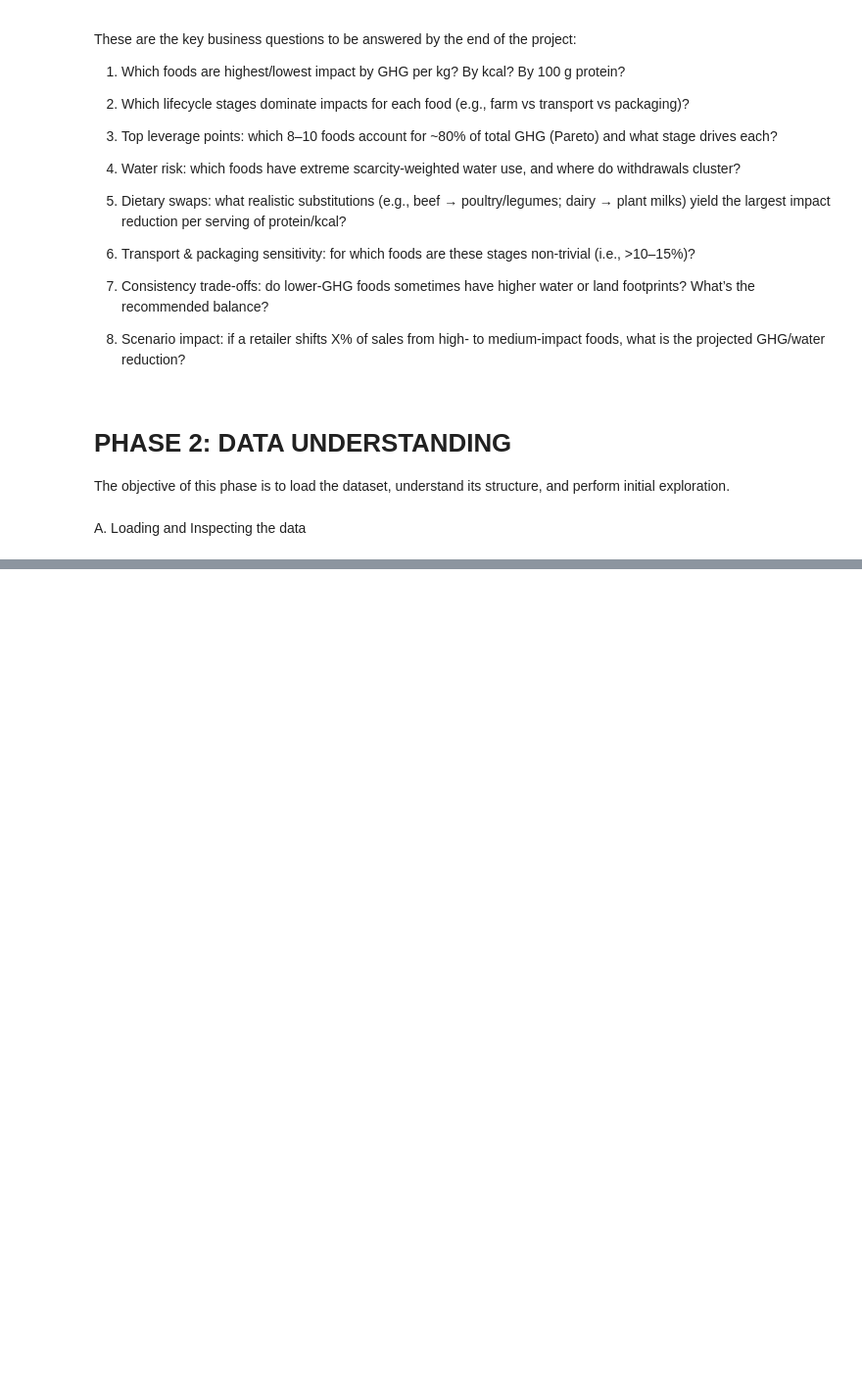
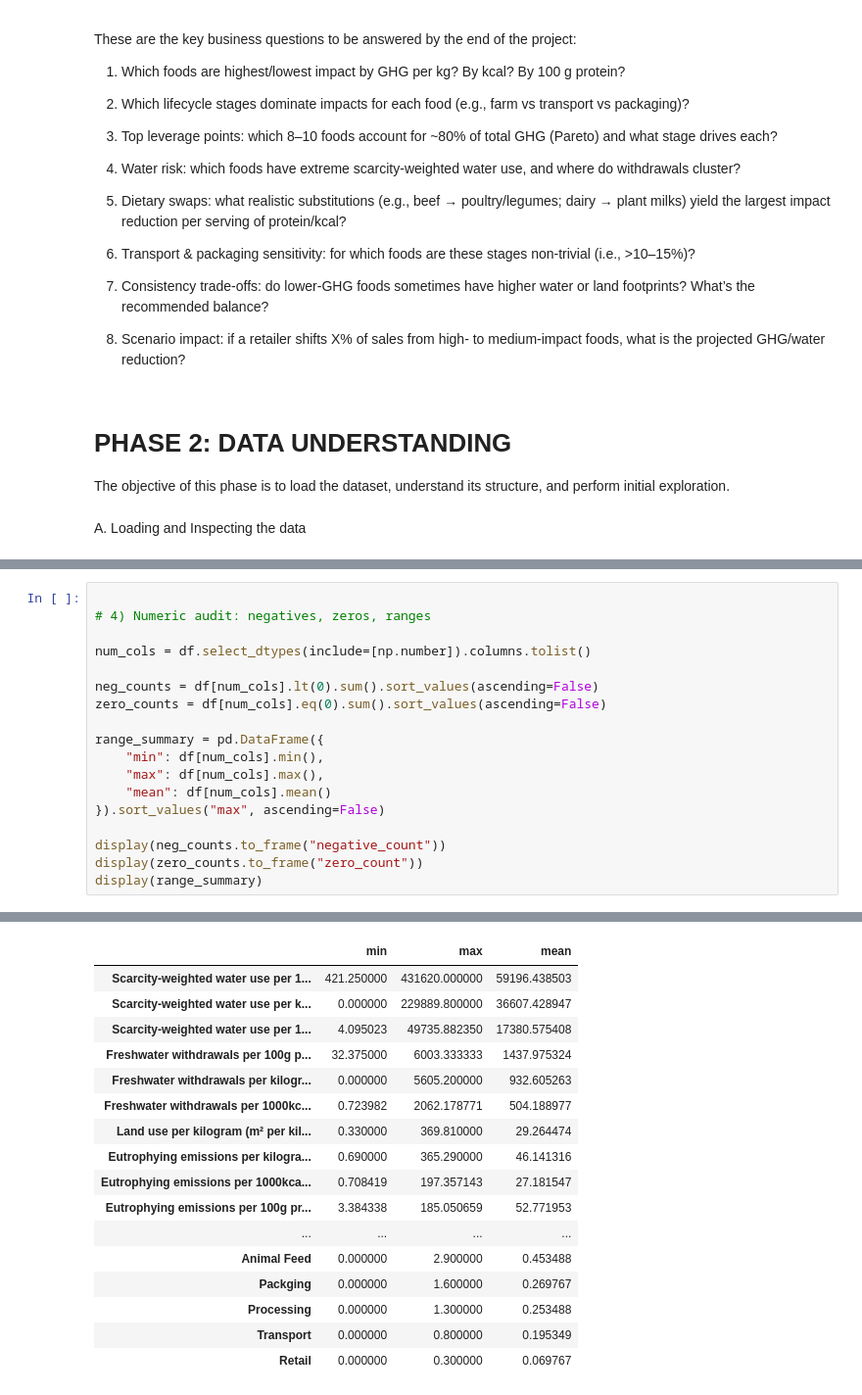
Before and after one commit to MillicentAgyir/Food-Production-Analysis, a Jupyter notebook: Business & Data Understanding.ipynb, the cells around one changed output, grey strips where cells are left out. Shown at 98% size. Saved outputs shown, nothing was run; the diff lists cells and outputs as text; blank space fills up the shorter version.

```diff
--- a/Business & Data Understanding.ipynb
+++ b/Business & Data Understanding.ipynb
@@ -203,0 +150,19 @@ merge_and_save(dot3_files, "dot3")
+# %%
+
+# 4) Numeric audit: negatives, zeros, ranges
+
+num_cols = df.select_dtypes(include=[np.number]).columns.tolist()
+
+neg_counts = df[num_cols].lt(0).sum().sort_values(ascending=False)
+zero_counts = df[num_cols].eq(0).sum().sort_values(ascending=False)
+
+range_summary = pd.DataFrame({
+    "min": df[num_cols].min(),
+    "max": df[num_cols].max(),
+    "mean": df[num_cols].mean()
+}).sort_values("max", ascending=False)
+
+display(neg_counts.to_frame("negative_count"))
+display(zero_counts.to_frame("zero_count"))
+display(range_summary)
+# %% [output]
@@ -203,0 +203,17 @@ merge_and_save(dot3_files, "dot3")
+|  | min | max | mean |
+| Scarcity-weighted water use per 1... | 421.250000 | 431620.000000 | 59196.438503 |
+| Scarcity-weighted water use per k... | 0.000000 | 229889.800000 | 36607.428947 |
+| Scarcity-weighted water use per 1... | 4.095023 | 49735.882350 | 17380.575408 |
+| Freshwater withdrawals per 100g p... | 32.375000 | 6003.333333 | 1437.975324 |
+| Freshwater withdrawals per kilogr... | 0.000000 | 5605.200000 | 932.605263 |
+| Freshwater withdrawals per 1000kc... | 0.723982 | 2062.178771 | 504.188977 |
+| Land use per kilogram (m² per kil... | 0.330000 | 369.810000 | 29.264474 |
+| Eutrophying emissions per kilogra... | 0.690000 | 365.290000 | 46.141316 |
+| Eutrophying emissions per 1000kca... | 0.708419 | 197.357143 | 27.181547 |
+| Eutrophying emissions per 100g pr... | 3.384338 | 185.050659 | 52.771953 |
+| ... | ... | ... | ... |
+| Animal Feed | 0.000000 | 2.900000 | 0.453488 |
+| Packging | 0.000000 | 1.600000 | 0.269767 |
+| Processing | 0.000000 | 1.300000 | 0.253488 |
+| Transport | 0.000000 | 0.800000 | 0.195349 |
+| Retail | 0.000000 | 0.300000 | 0.069767 |
```
Also changed, not shown: parts of 17 cells of this notebook, 1 other file.
